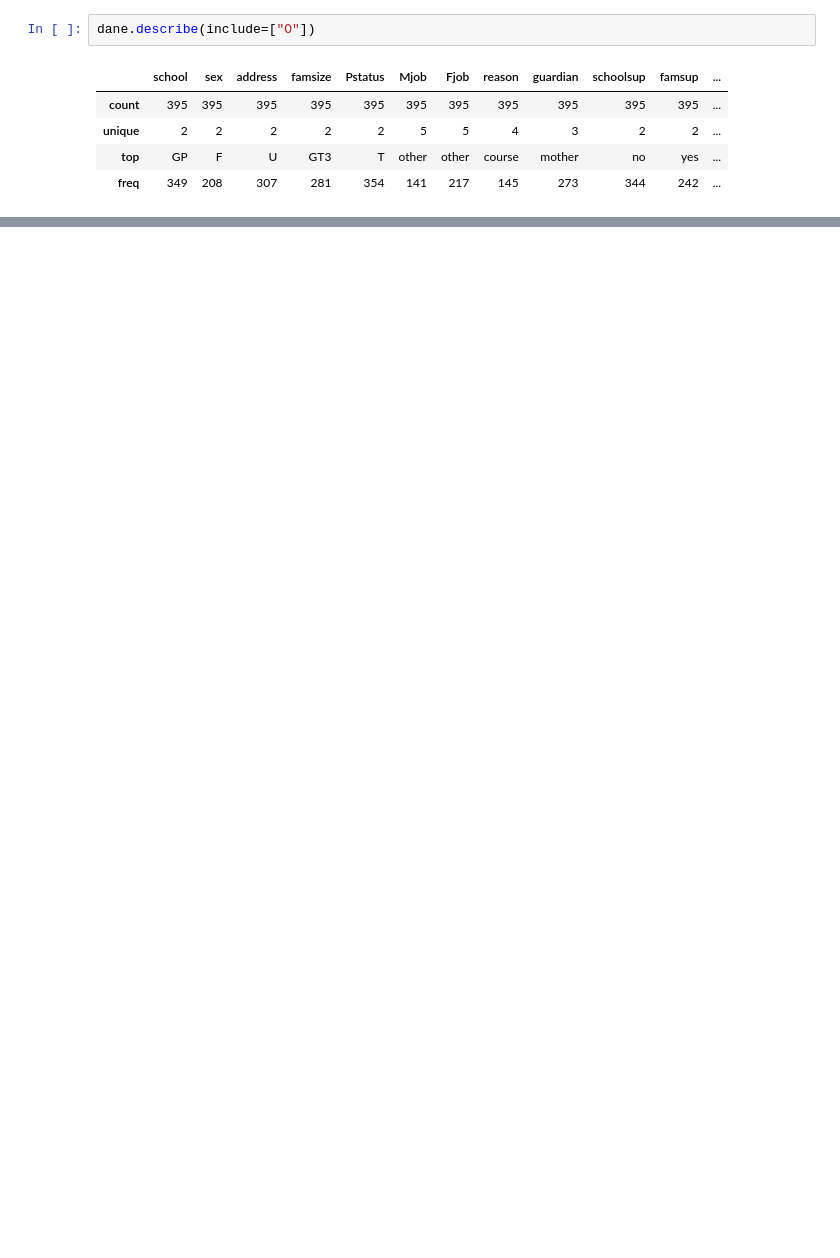
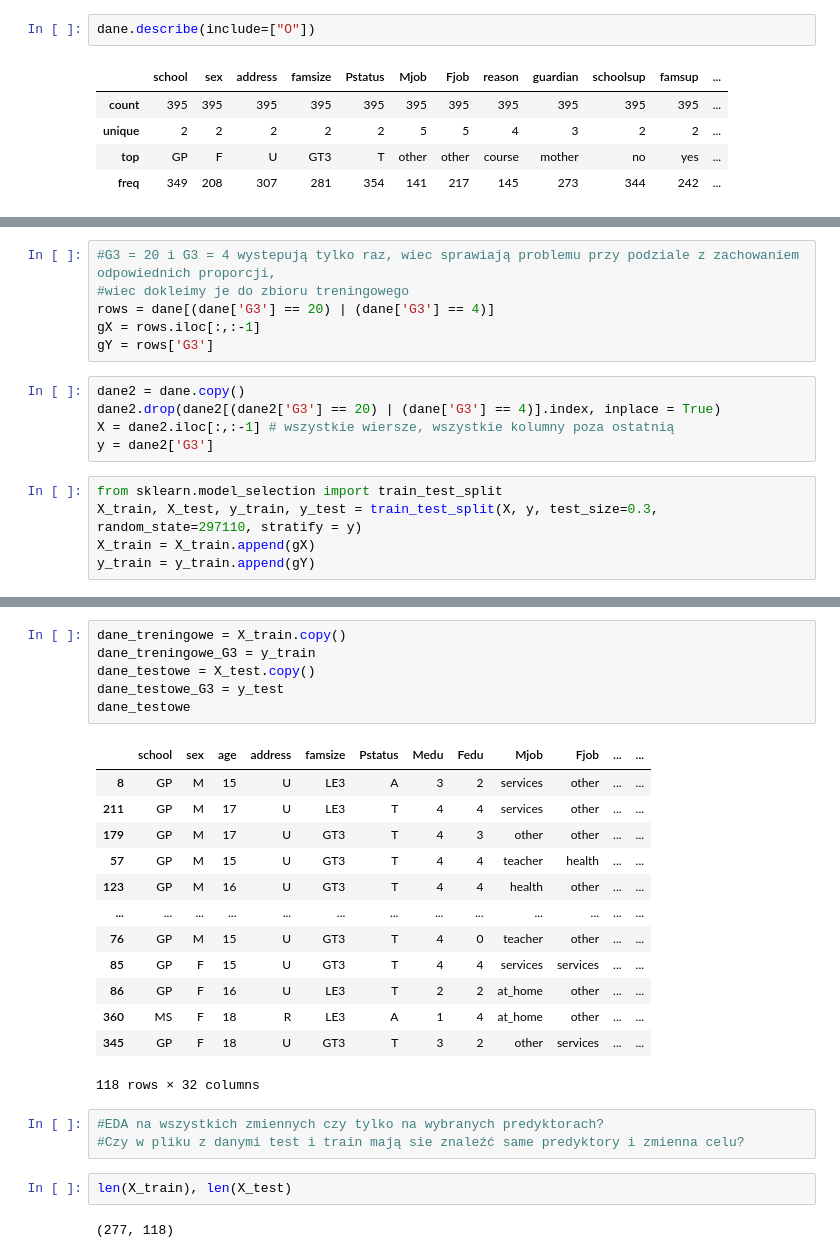
Before and after one commit to DarkArbiterr/AnalizaDanychStudents, a Jupyter notebook: Projekt_ED.ipynb, the cells around one changed output, grey strips where cells are left out. Saved outputs shown, nothing was run; the diff lists cells and outputs as text; blank space fills up the shorter version.

```diff
--- a/Projekt_ED.ipynb
+++ b/Projekt_ED.ipynb
@@ -165,0 +1179,16 @@ print(aov)
+# %%
+#G3 = 20 i G3 = 4 wystepują tylko raz, wiec sprawiają problemu przy podziale z zachowaniem odpowiednich proporcji,
+#wiec dokleimy je do zbioru treningowego
+rows = dane[(dane['G3'] == 20) | (dane['G3'] == 4)]
+gX = rows.iloc[:,:-1]
+gY = rows['G3']
+# %%
+dane2 = dane.copy()
+dane2.drop(dane2[(dane2['G3'] == 20) | (dane['G3'] == 4)].index, inplace = True)
+X = dane2.iloc[:,:-1] # wszystkie wiersze, wszystkie kolumny poza ostatnią
+y = dane2['G3']
+# %%
+from sklearn.model_selection import train_test_split
+X_train, X_test, y_train, y_test = train_test_split(X, y, test_size=0.3, random_state=297110, stratify = y)
+X_train = X_train.append(gX)
+y_train = y_train.append(gY)
@@ -165,0 +1210,27 @@ print(aov)
+# %%
+dane_treningowe = X_train.copy()
+dane_treningowe_G3 = y_train
+dane_testowe = X_test.copy()
+dane_testowe_G3 = y_test
+dane_testowe
+# %% [output]
+|  | school | sex | age | address | famsize | Pstatus | Medu | Fedu | Mjob | Fjob | ... | ... |
+| 8 | GP | M | 15 | U | LE3 | A | 3 | 2 | services | other | ... | ... |
+| 211 | GP | M | 17 | U | LE3 | T | 4 | 4 | services | other | ... | ... |
+| 179 | GP | M | 17 | U | GT3 | T | 4 | 3 | other | other | ... | ... |
+| 57 | GP | M | 15 | U | GT3 | T | 4 | 4 | teacher | health | ... | ... |
+| 123 | GP | M | 16 | U | GT3 | T | 4 | 4 | health | other | ... | ... |
+| ... | ... | ... | ... | ... | ... | ... | ... | ... | ... | ... | ... | ... |
+| 76 | GP | M | 15 | U | GT3 | T | 4 | 0 | teacher | other | ... | ... |
+| 85 | GP | F | 15 | U | GT3 | T | 4 | 4 | services | services | ... | ... |
+| 86 | GP | F | 16 | U | LE3 | T | 2 | 2 | at_home | other | ... | ... |
+| 360 | MS | F | 18 | R | LE3 | A | 1 | 4 | at_home | other | ... | ... |
+| 345 | GP | F | 18 | U | GT3 | T | 3 | 2 | other | services | ... | ... |
+118 rows × 32 columns
+# %%
+#EDA na wszystkich zmiennych czy tylko na wybranych predyktorach?
+#Czy w pliku z danymi test i train mają sie znaleźć same predyktory i zmienna celu?
+# %%
+len(X_train), len(X_test)
+# %% [output]
+(277, 118)
```
Also changed, not shown: parts of 86 cells of this notebook.
